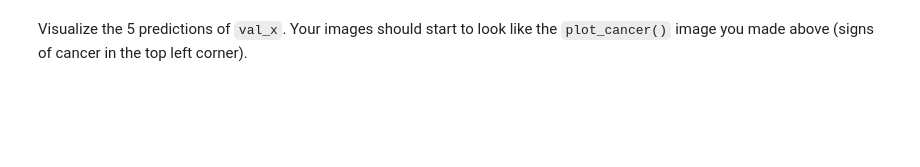
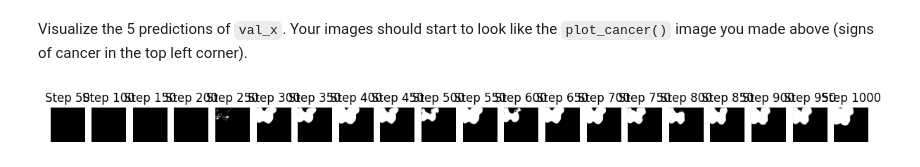
Before and after one commit to ldsbalu/Balu-Portfolio, a Jupyter notebook: lab4_unets.ipynb, the cells around one changed output. Saved outputs shown, nothing was run; the diff lists cells and outputs as text; code cells hidden in the pictures; blank space fills up the shorter version.

```diff
--- a/lab4_unets.ipynb
+++ b/lab4_unets.ipynb
@@ -611,14 +614,3 @@ Just like how we use functions to made our code more modular, we'll create two m
 Implement `DownBlock` (left side of U): The `DownBlock` incorporates 2 sequential convolution layers (with nonlinearities) followed by a downsampling (`nn.MaxPool2d`).
 It should return the downsampled image and the cross connection output.
 You should NOT use `copy` or `clone` on the cross connection output to do the "copy and crop" operation; just return the same tensor you passed into `MaxPool2D` layer.
-# %%
-# You are welcome (and encouraged) to use the built-in batch normalization, nn.BatchNorm2d, and dropout layers, nn.Dropout.
-
-class DownBlock(nn.Module):
-    def __init__(self, in_channels, out_channels):
-        super().__init__()
-        # TODO
-
-    def forward(self, x):
-        # TODO
-        return
@@ -625,11 +656,2 @@ class DownBlock(nn.Module):
 # %% [markdown]
 Implement `UpBlock` (right side of U): The `UpBlock` incorporates an upsampling (i.e. `nn.ConvTranspose2d`) followed by 2 sequential convolution layers (with nonlinearities). Its input should be a downsampled image, `x`, and the cross connection output, `cross_output`, from a `DownBlock`.
-# %%
-class UpBlock(nn.Module):
-    def __init__(self, in_channels, out_channels) -> None:
-        super().__init__()
-        # TODO
-
-    def forward(self, x, cross_output):
-        # TODO
-        return
@@ -689,2 +858,12 @@ Plot your training/validation losses and accuracies.
 # %% [markdown]
 Visualize the 5 predictions of `val_x`. Your images should start to look like the `plot_cancer()` image you made above (signs of cancer in the top left corner).
+# %%
+plt.figure(figsize=(15, 5))
+for i, pred in enumerate(train_stats["val_predictions"]):
+    plt.subplot(1, len(train_stats["val_predictions"]), i + 1)
+    plt.imshow(pred, cmap="gray")
+    plt.title(f"Step {(i + 1) * val_im_delay}")
+    plt.axis("off")
+plt.show()
+# %% [output]
+[figure, added]
```
Also changed, not shown: parts of 15 cells of this notebook.
